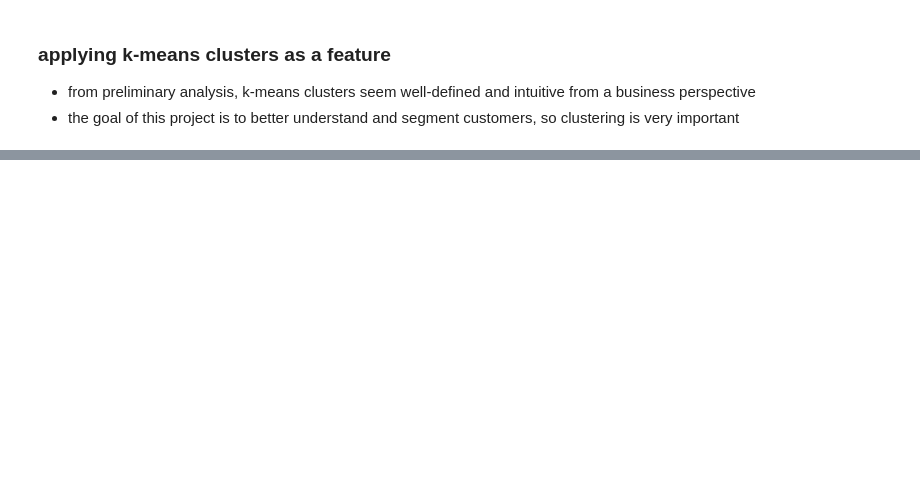
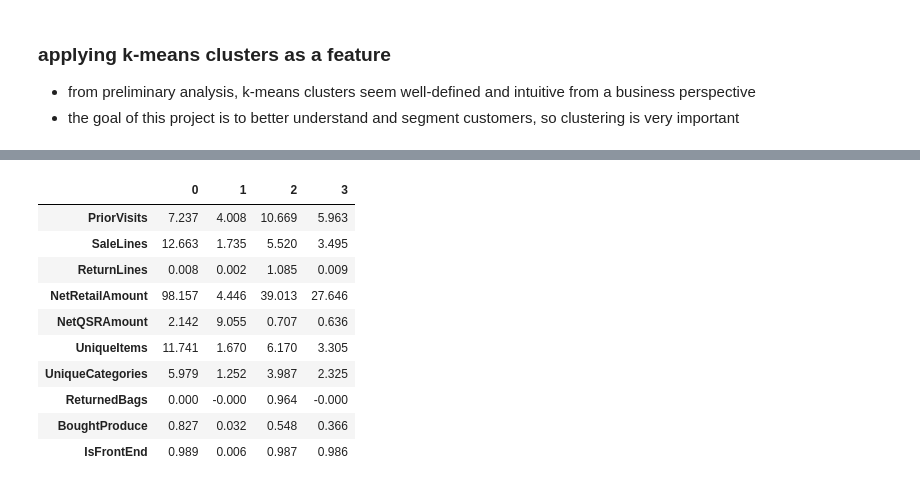
Before and after one commit to zenyui/ga-portfolio, a Jupyter notebook: project/zenyui_repeatly.ipynb, the cells around one changed output, grey strips where cells are left out. Cells and saved outputs as stored; diff of their text form; code cells hidden in the pictures; blank space fills up the shorter version.

```diff
--- a/project/zenyui_repeatly.ipynb
+++ b/project/zenyui_repeatly.ipynb
@@ -340,0 +363,19 @@ plt.plot(k, i);
+# %%
+# show cluster centers
+pd.set_option('display.float_format', lambda x: '%.3f' % x)
+columns = {str(x): scale.inverse_transform(km.cluster_centers_[x]) for x in range(0,len(km.cluster_centers_))}
+dfclus = pd.DataFrame(columns, index=X_train_km.columns).copy()
+#dfclus.columns=['Sampler','Lunch Junkie','Regular','Pro']
+dfclus
+# %% [output]
+|  | 0 | 1 | 2 | 3 |
+| PriorVisits | 7.237 | 4.008 | 10.669 | 5.963 |
+| SaleLines | 12.663 | 1.735 | 5.520 | 3.495 |
+| ReturnLines | 0.008 | 0.002 | 1.085 | 0.009 |
+| NetRetailAmount | 98.157 | 4.446 | 39.013 | 27.646 |
+| NetQSRAmount | 2.142 | 9.055 | 0.707 | 0.636 |
+| UniqueItems | 11.741 | 1.670 | 6.170 | 3.305 |
+| UniqueCategories | 5.979 | 1.252 | 3.987 | 2.325 |
+| ReturnedBags | 0.000 | -0.000 | 0.964 | -0.000 |
+| BoughtProduce | 0.827 | 0.032 | 0.548 | 0.366 |
+| IsFrontEnd | 0.989 | 0.006 | 0.987 | 0.986 |
```
Also changed, not shown: parts of 23 cells of this notebook.
